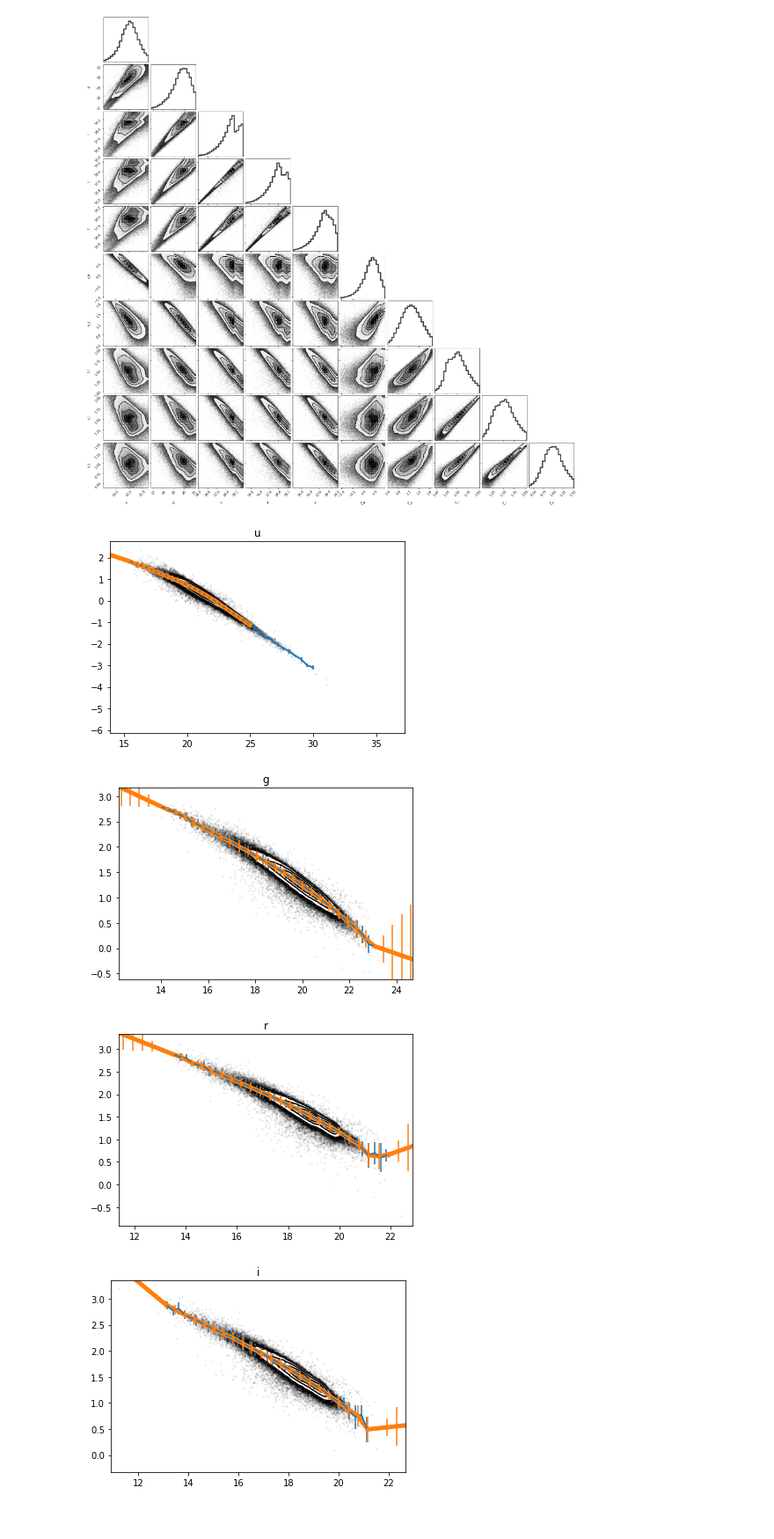
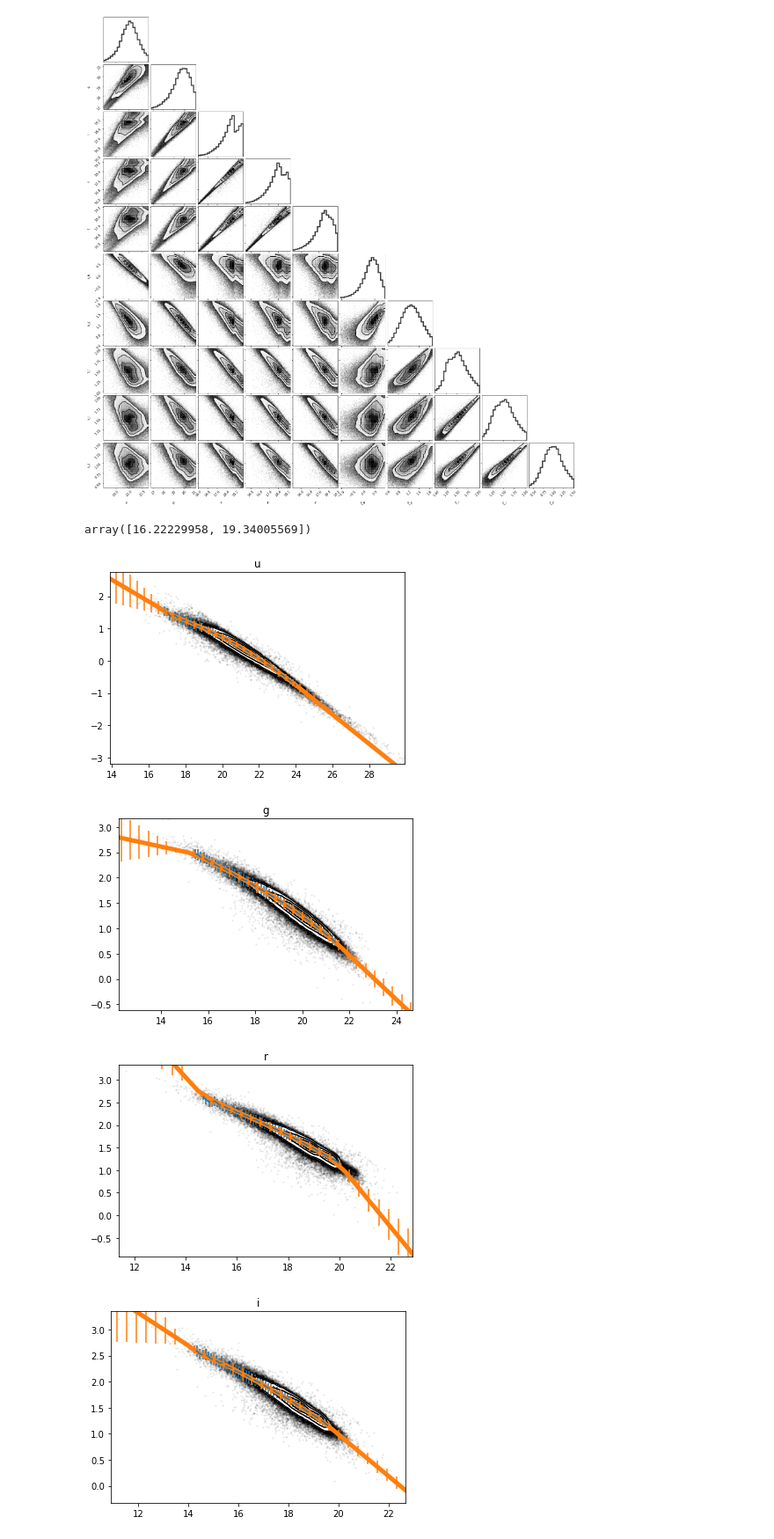
Before and after one commit to AstroJacobLi/popsed, a Jupyter notebook: notebooks/forward_model/noise_model/GAMA_nosie_model_DR3_apmatch_linearNoise.ipynb, the cells around one changed output. Shown at 88% size. Cells and saved outputs as stored; diff of their text form; code cells hidden in the pictures.

```diff
--- a/notebooks/forward_model/noise_model/GAMA_nosie_model_DR3_apmatch_linearNoise.ipynb
+++ b/notebooks/forward_model/noise_model/GAMA_nosie_model_DR3_apmatch_linearNoise.ipynb
@@ -34,6 +34,8 @@ flag &= np.all(fluxes > 0, axis=1)
 flag &= ((mags[:, 6] - mags[:, 8]) > 0.025) #& (mags[:, 2] < 19.65)
 flag &= (mags[:, 0] < 90)# & (mags[:, 0] < 25)
 flag &= (gama_cat['logmintsfh'] > 0) # exclude -99.0
+
+flag &= (mags[:, 0] < 30)
 # flag &= (mags_err[:, 0] < 0.6)
 # flag &= #np.all(snrs[:, 0:1] >= 2, axis=1) # SNR cut
 gama_cat = gama_cat[flag]
@@ -65,0 +126,7 @@ plt.scatter(mags[:, 2], logsnrs[:, 2], s=1)
+# %%
+maggies = 1
+_noise = 1 * np.random.normal(size=10000)
+maggies_new = maggies + _noise
+# %%
+_noise[(maggies + _noise) < 0] = 0
+maggies_new1 = maggies + _noise
@@ -65,0 +137,8 @@ plt.scatter(mags[:, 2], logsnrs[:, 2], s=1)
+# %%
+i = 0
+while np.any(x0 < 0):
+    i += 1
+    _noise[(maggies + _noise) < 0] = (1 * np.random.normal(size=10000))[(maggies + _noise) < 0]
+    if i > 100:
+        _noise[(maggies + _noise) < 0] = 0.0
+        break
@@ -145,40 +247,44 @@ def trimmed_median(x):
 def trimmed_std(x):
     xlim = np.quantile(x, [0.0, 0.999])
     return np.std(x[(x > xlim[0]) & (x < xlim[1])])
+# %%
+np.nanquantile(mags[clean,i], [0.04, 0.96])
+# %% [output]
+array([16.22229958, 19.34005569])
 # %%
 meds_sigs, stds_sigs = [], []
 
 # for i in range(len(filters)):
 for i in range(5): #range(len(filters)):
     clean = (np.isfinite(mags[:,i]))# & (sigs[:,i] < np.max([np.quantile(sigs[:,i], 0.99), 0.5])))
 
     med_sig, mags_edges, _ = binned_statistic(mags[clean,i], sigs[clean,i], statistic=trimmed_median,
-                                              range=np.nanquantile(mags[clean,i], [0., 1]), bins=50)
+                                              range=np.nanquantile(mags[clean,i], [0.001, 0.98]), bins=50)
     std_sig, mags_edges, _ = binned_statistic(mags[clean,i], sigs[clean,i], statistic=trimmed_std,
-                                              range=np.nanquantile(mags[clean,i], [0., 1]), bins=50)
+                                              range=np.nanquantile(mags[clean,i], [0.001, 0.98]), bins=50)
 
     finite = (np.isfinite(med_sig) & np.isfinite(std_sig))
     meds_sigs.append(interp1d(0.5*(mags_edges[1:] + mags_edges[:-1])[finite], med_sig[finite],
                               fill_value='extrapolate'))
     stds_sigs.append(interp1d(0.5*(mags_edges[1:] + mags_edges[:-1])[finite], std_sig[finite],
                               fill_value='extrapolate'))
 
     fig = plt.figure(figsize=(6,4))
     sub = fig.add_subplot(111)
     sub.plot(0.5*(mags_edges[1:] + mags_edges[:-1]), med_sig, c='C0')
     sub.errorbar(0.5*(mags_edges[1:] + mags_edges[:-1]), med_sig,
                  yerr=std_sig, c='C0')
     corner.hist2d(mags[clean,i], sigs[clean,i], plot_density=False, bins=100, ax=sub)
 
-    sub.plot(np.linspace(10, 25, 40), meds_sigs[-1](np.linspace(10, 25, 40)), c='C1', lw=5)
+    sub.plot(np.linspace(10, 35, 40), meds_sigs[-1](np.linspace(10, 35, 40)), c='C1', lw=5)
     sub.errorbar(np.linspace(10, 25, 40), meds_sigs[-1](np.linspace(10, 25, 40)),
                  yerr=stds_sigs[-1](np.linspace(10, 25, 40)), fmt='.C1')
 #     sub.set_xlim(np.nanquantile(mags[clean,i], [0.01, 1.]))
 #     sub.set_ylim(np.nanquantile(sigs[clean,i], [0.0, 0.995]))
 
     sub.set_title(filters[i])
 # %% [output]
-[figure, old version]
+[figure, new version]
-[figure, old version]
+[figure, new version]
-[figure, old version]
+[figure, new version]
-[figure, old version]
+[figure, new version]
```
Also changed, not shown: parts of 23 cells of this notebook, 4 other files.
